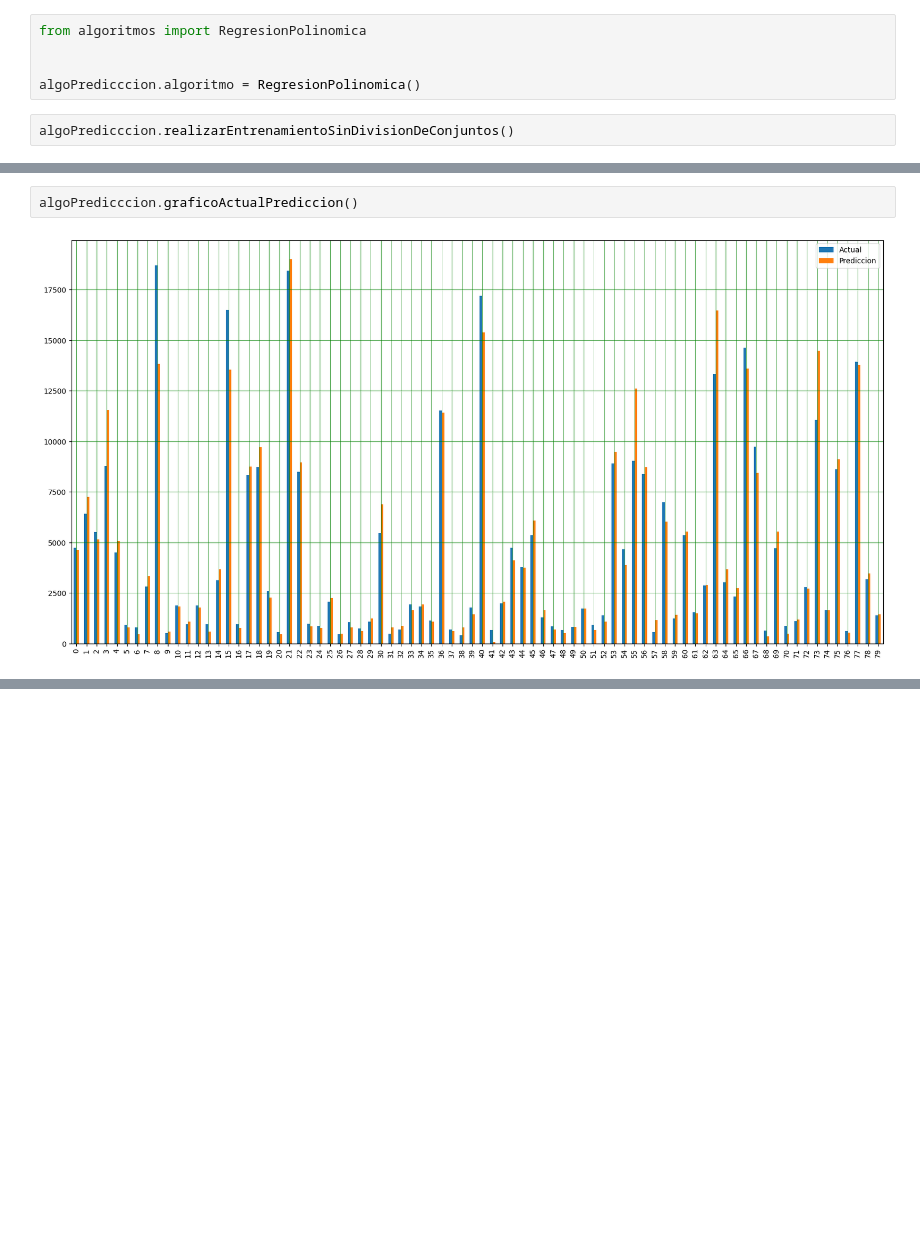
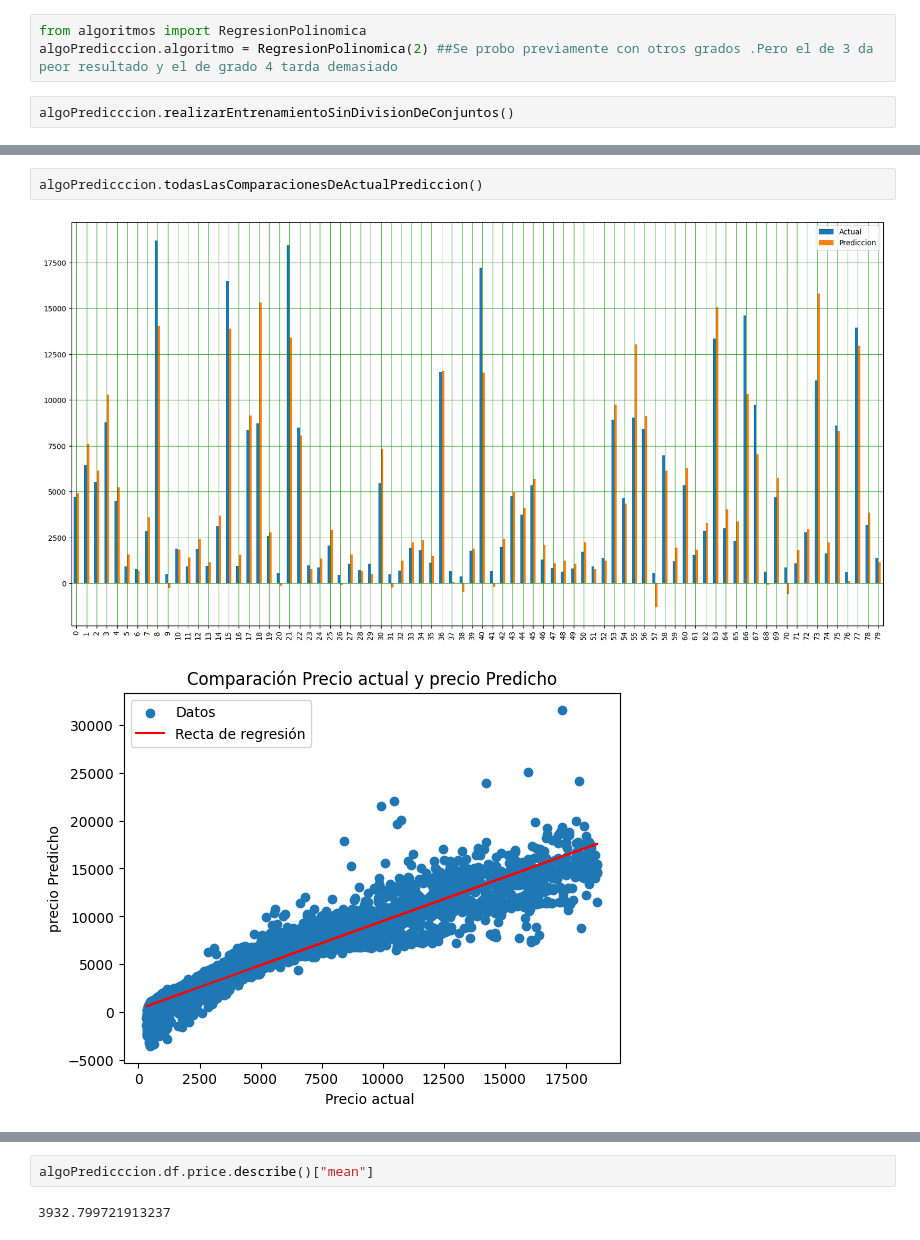
Before and after one commit to Lorenzomar4/ParadigmasDeProgramacionUnsam-tps, a Jupyter notebook: TP1.ipynb, the cells around one changed output, grey strips where cells are left out. Saved outputs shown, nothing was run; the diff lists cells and outputs as text; blank space fills up the shorter version.

Commit message:
regrecion polinomica parametrizado + graficos adicionales

```diff
--- a/TP1.ipynb
+++ b/TP1.ipynb
@@ -747,10 +755,8 @@ Root Mean Squared Error: 1117.5826223890188
 # %% [markdown]
 # REGRESION POLINOMICA
-# %%
-from algoritmos import RegresionPolinomica
-
-
-algoPredicccion.algoritmo = RegresionPolinomica()
+# %%
+from algoritmos import RegresionPolinomica
+algoPredicccion.algoritmo = RegresionPolinomica(2) ##Se probo previamente con otros grados .Pero el de 3 da peor resultado y el de grado 4 tarda demasiado
 # %%
 algoPredicccion.realizarEntrenamientoSinDivisionDeConjuntos()
 # %%
@@ -784,4 +790,5 @@ algoPredicccion.resultadoDeEntrenamiento().describe()
 # %%
-algoPredicccion.graficoActualPrediccion()
+algoPredicccion.todasLasComparacionesDeActualPrediccion()
 # %% [output]
-[figure, old version]
+[figure, new version]
+[figure, added]
@@ -788,3 +796,7 @@ algoPredicccion.graficoActualPrediccion()
+# %%
+algoPredicccion.df.price.describe()["mean"]
+# %% [output]
+3932.799721913237
 # %%
 algoPredicccion.error()
 # %% [output]
```
Also changed, not shown: parts of 15 cells of this notebook, 3 other files.
